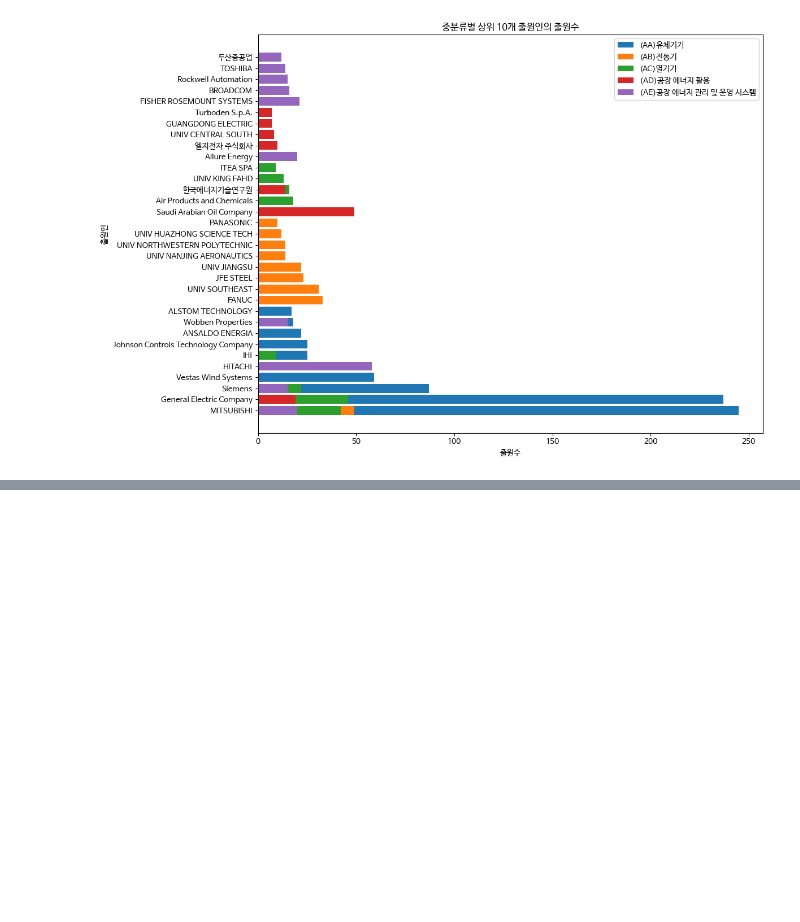
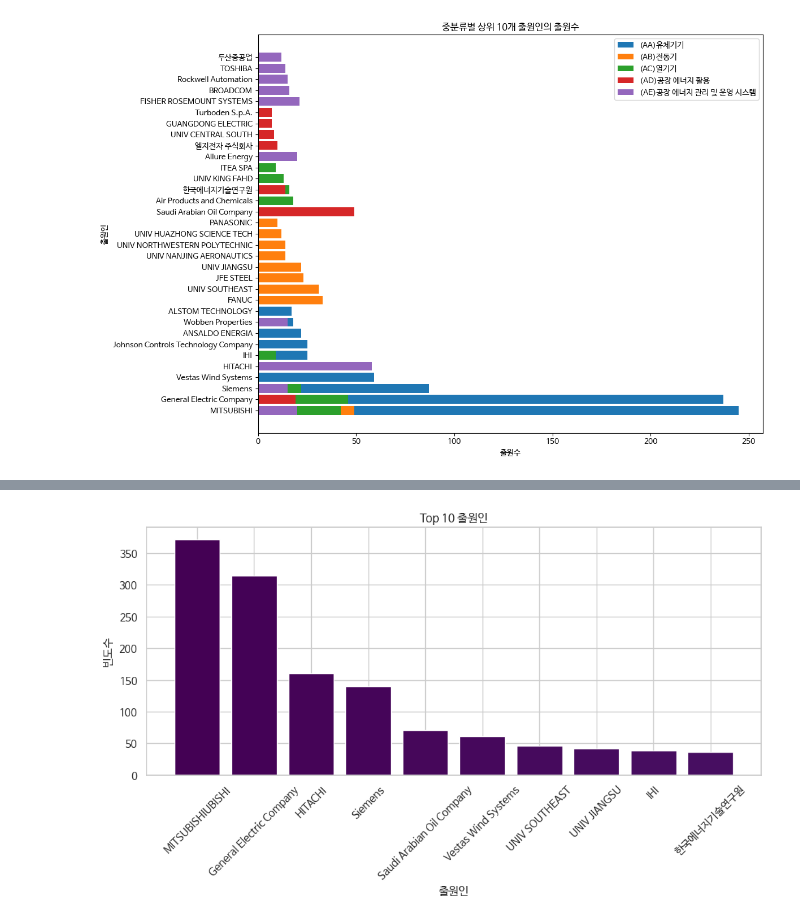
Before and after one commit to tlsehdgns1999/tlsehdgns1999, a Jupyter notebook: ip r&d.ipynb, the cells around one changed output, grey strips where cells are left out. Drawn from its saved outputs; the diff is of its cells as text; code cells hidden in the pictures; blank space fills up the shorter version.

```diff
--- a/ip r&d.ipynb
+++ b/ip r&d.ipynb
@@ -309,0 +325,14 @@ plt.show()
+# %%
+plt.figure(figsize=(10, 6))
+colors = plt.cm.viridis.colors
+
+plt.bar(top_10_values.index, top_10_values.values, color=colors)
+plt.xlabel('출원인')
+plt.ylabel('빈도수')
+plt.title('Top 10 출원인')
+plt.xticks(rotation=45)
+
+plt.tight_layout()
+plt.show()
+# %% [output]
+[figure, added]
```
Also changed, not shown: parts of 3 cells of this notebook.
